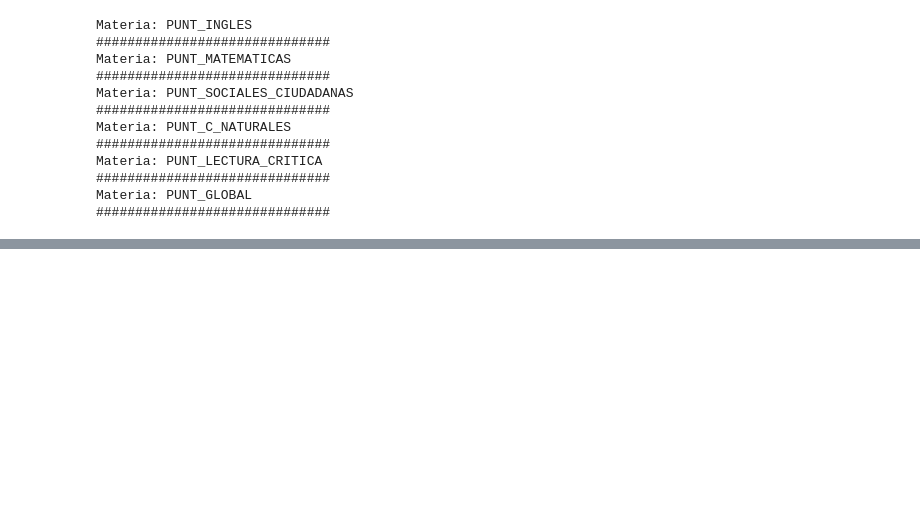
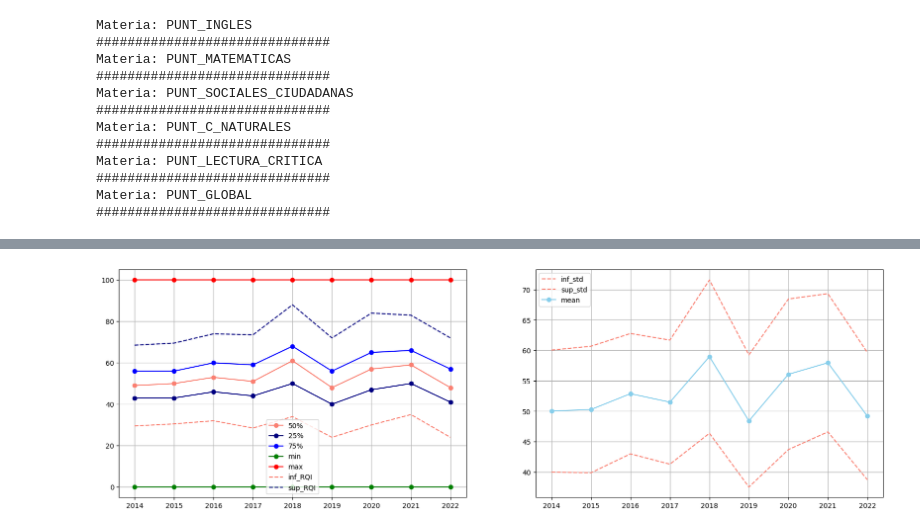
Before and after one commit to sagomeza1/saber11, a Jupyter notebook: eda.ipynb, the cells around one changed output, grey strips where cells are left out. Saved outputs shown, nothing was run; the diff lists cells and outputs as text; code cells hidden in the pictures; blank space fills up the shorter version.

```diff
--- a/eda.ipynb
+++ b/eda.ipynb
@@ -519,0 +347,4 @@ data.head()
+# %%
+plot_materia("PUNT_C_NATURALES")
+# %% [output]
+[figure, added]
```
Also changed, not shown: parts of 116 cells of this notebook.
